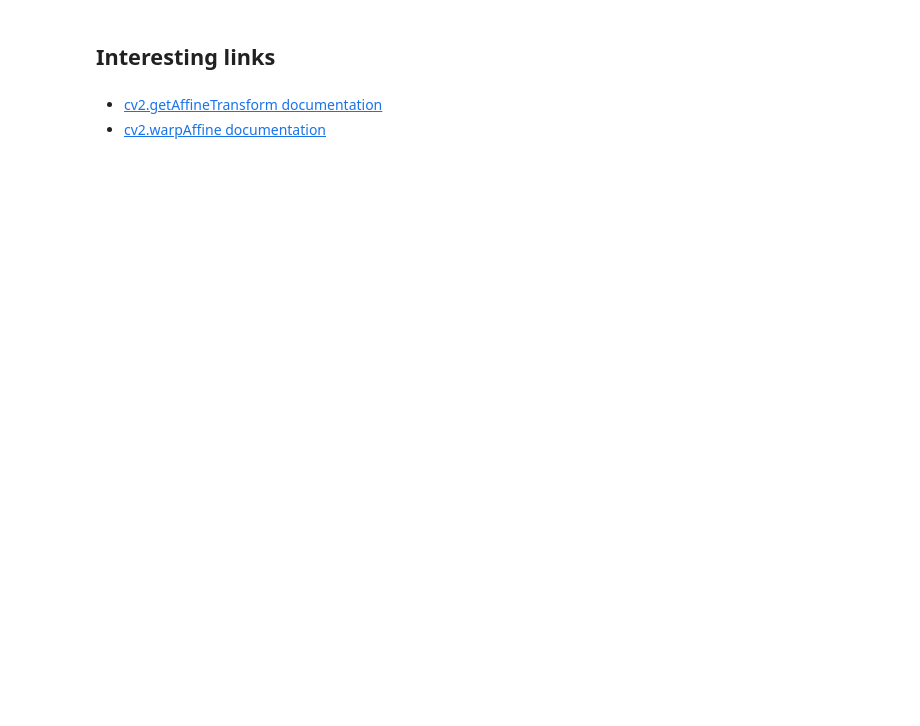
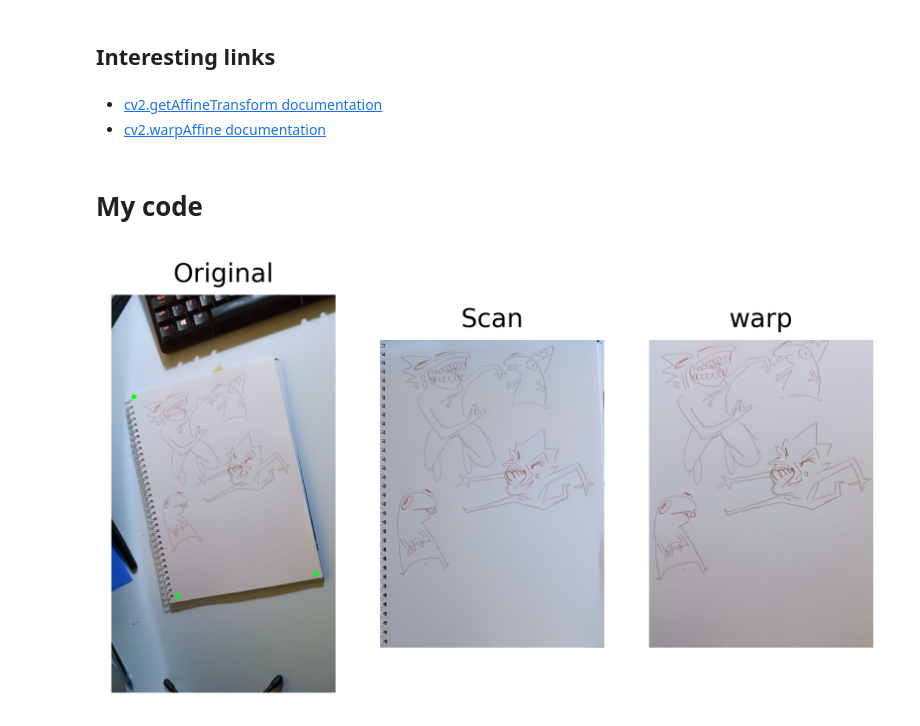
Before and after one commit to martigelabert/image3D, a Jupyter notebook: WarpAffine/WarpAffine.ipynb, the cells around one changed output. Drawn from its saved outputs; the diff is of its cells as text; code cells hidden in the pictures; blank space fills up the shorter version.

Commit message:
warp done

```diff
--- a/WarpAffine/WarpAffine.ipynb
+++ b/WarpAffine/WarpAffine.ipynb
@@ -24,3 +24,47 @@ ax2.imshow(im_scanned);
 # %% [markdown]
 * [cv2.getAffineTransform documentation](https://docs.opencv.org/3.4/da/d54/group__imgproc__transform.html#ga8f6d378f9f8eebb5cb55cd3ae295a999)
 * [cv2.warpAffine documentation](https://docs.opencv.org/3.4/da/d54/group__imgproc__transform.html#ga0203d9ee5fcd28d40dbc4a1ea4451983)
+# %% [markdown]
+# My code
+# %%
+# Change the image
+src = cv2.imread("input/notebook.jpeg")
+scan = cv2.imread("input/notebook_scan.jpeg")
+
+cp = src.copy()
+
+pt0 = [90,410]
+pt1 = [265, 1210]
+pt2 = [820, 1120]
+
+
+
+OriginPts = np.array([pt0, pt1, pt2]).astype(np.float32)
+DstPts = np.array([[0, 0], [0, scan.shape[0] - 1], [scan.shape[1] - 1, scan.shape[0] - 1]]).astype(np.float32)
+
+warp_mat = cv2.getAffineTransform(OriginPts, DstPts)
+warp_dst = cv2.warpAffine(src, warp_mat, (scan.shape[1], scan.shape[0]))
+
+cp = cv2.circle(cp,center = pt0, radius = 10,color= (0,255,0), thickness= -1)
+cp = cv2.circle(cp,center = pt1, radius = 10,color= (0,255,0), thickness= -1)
+cp = cv2.circle(cp,center = pt2, radius = 10,color= (0,255,0), thickness= -1)
+
+fig, (ax1, ax2, ax3) = plt.subplots(1, 3)
+fig.set_dpi(500)
+ax1.axis('off')
+ax1.imshow(cp);
+ax1.title.set_text('Original')
+
+ax2.axis('off')
+ax2.imshow(scan);
+ax2.title.set_text('Scan')
+
+ax3.axis('off')
+ax3.imshow(warp_dst);
+ax3.title.set_text('warp')
+
+
+
+plt.show()
+# %% [output]
+[figure, added]
```
Also changed, not shown: parts of 2 cells of this notebook, 2 other files.
